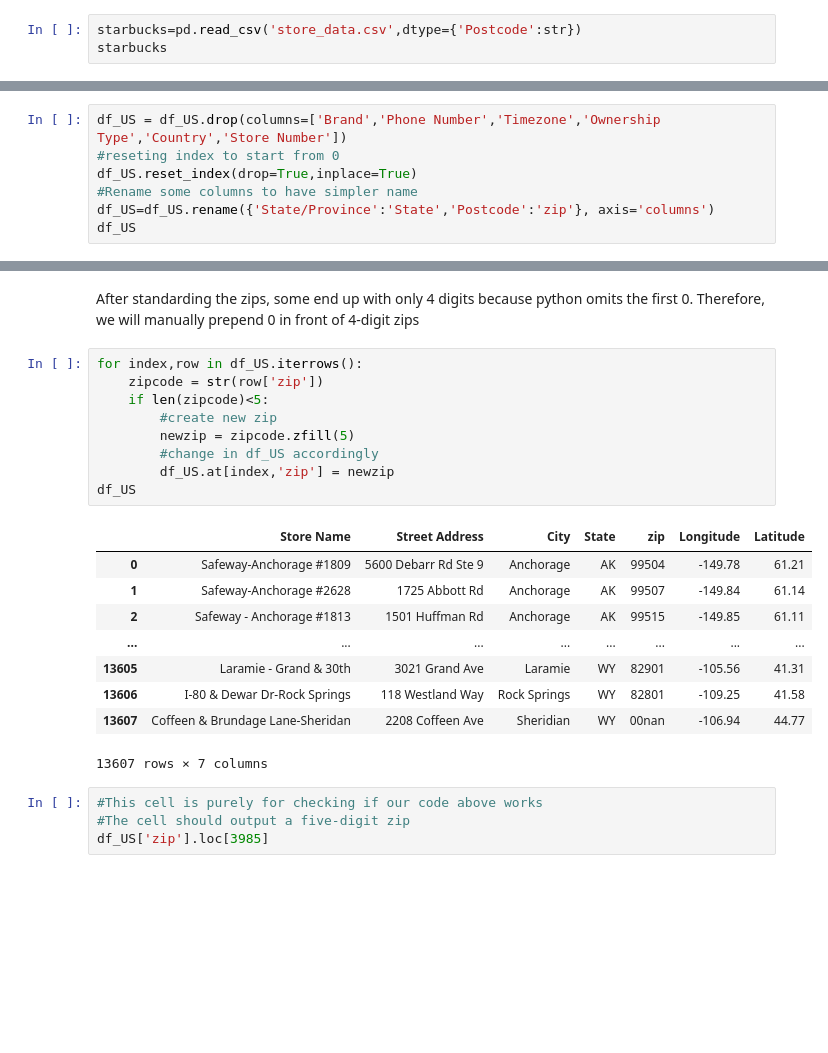
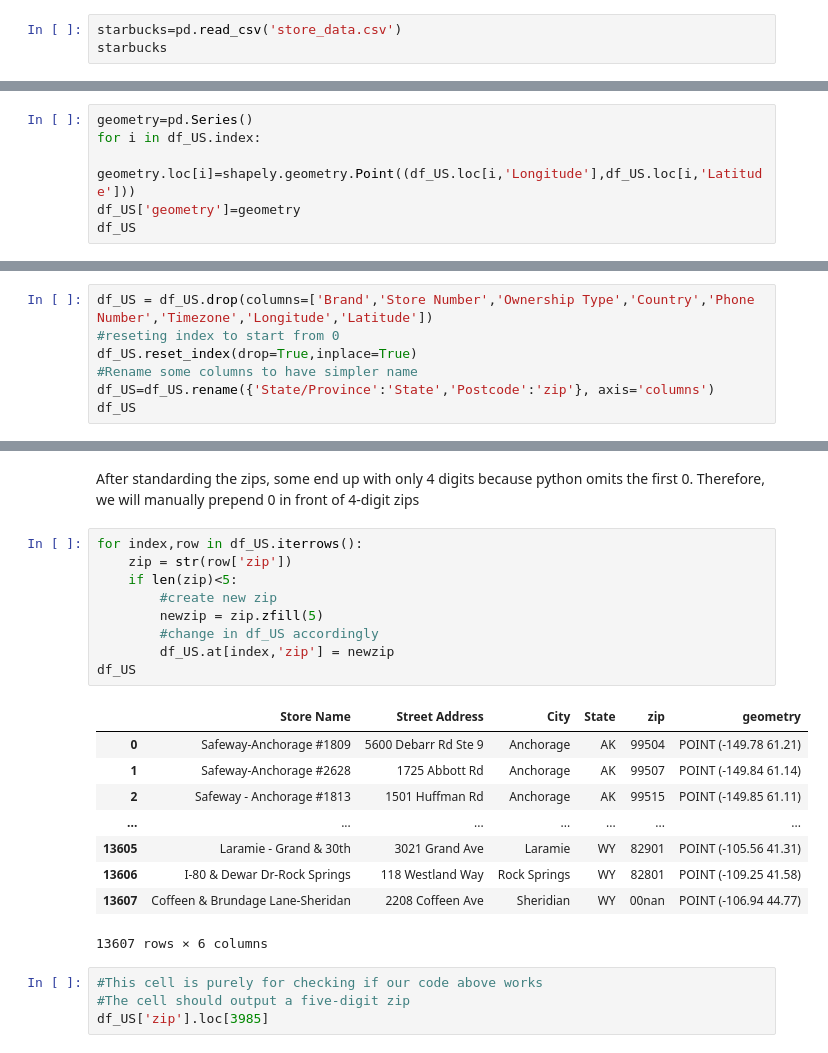
Before and after one commit to reveloff-ucsd/COGS108_44, a Jupyter notebook: FinalProject.ipynb, the cells around one changed output, grey strips where cells are left out. Saved outputs shown, nothing was run; the diff lists cells and outputs as text; blank space fills up the shorter version.

```diff
--- a/FinalProject.ipynb
+++ b/FinalProject.ipynb
@@ -87,7 +121,7 @@ Data files:
 ## 1a) Starbucks: Load data
 Import data into a DataFrame structure called `starbucks`
 # %%
-starbucks=pd.read_csv('store_data.csv',dtype={'Postcode':str})
+starbucks=pd.read_csv('store_data.csv')
 starbucks
 # %% [output]
 |  | Brand | Store Number | Store Name | Ownership Type | ... | Phone Number | Timezone | Longitude | ... |
@@ -131,0 +168,6 @@ There are 13608 Starbucks in the US
+# %%
+geometry=pd.Series()
+for i in df_US.index:
+    geometry.loc[i]=shapely.geometry.Point((df_US.loc[i,'Longitude'],df_US.loc[i,'Latitude']))
+df_US['geometry']=geometry
+df_US
@@ -140,5 +191,5 @@ Index(['Store Number', 'Store Name', 'Ownership Type', 'Street Address',
 # %%
-df_US = df_US.drop(columns=['Brand','Phone Number','Timezone','Ownership Type','Country','Store Number'])
+df_US = df_US.drop(columns=['Brand','Store Number','Ownership Type','Country','Phone Number','Timezone','Longitude','Latitude'])
 #reseting index to start from 0
 df_US.reset_index(drop=True,inplace=True)
 #Rename some columns to have simpler name
@@ -195,23 +246,23 @@ See the caveats in the documentation: http://pandas.pydata.org/pandas-docs/stabl
 After standarding the zips, some end up with only 4 digits because python omits the first 0. Therefore, we will manually prepend 0 in front of 4-digit zips
 # %%
 for index,row in df_US.iterrows():
-    zipcode = str(row['zip'])
-    if len(zipcode)<5:
+    zip = str(row['zip'])
+    if len(zip)<5:
         #create new zip
-        newzip = zipcode.zfill(5)
+        newzip = zip.zfill(5)
         #change in df_US accordingly
         df_US.at[index,'zip'] = newzip
 df_US
 # %% [output]
-|  | Store Name | Street Address | City | State | zip | Longitude | Latitude |
-| 0 | Safeway-Anchorage #1809 | 5600 Debarr Rd Ste 9 | Anchorage | AK | 99504 | -149.78 | 61.21 |
-| 1 | Safeway-Anchorage #2628 | 1725 Abbott Rd | Anchorage | AK | 99507 | -149.84 | 61.14 |
-| 2 | Safeway - Anchorage #1813 | 1501 Huffman Rd | Anchorage | AK | 99515 | -149.85 | 61.11 |
-| ... | ... | ... | ... | ... | ... | ... | ... |
-| 13605 | Laramie - Grand & 30th | 3021 Grand Ave | Laramie | WY | 82901 | -105.56 | 41.31 |
-| 13606 | I-80 & Dewar Dr-Rock Springs | 118 Westland Way | Rock Springs | WY | 82801 | -109.25 | 41.58 |
-| 13607 | Coffeen & Brundage Lane-Sheridan | 2208 Coffeen Ave | Sheridian | WY | 00nan | -106.94 | 44.77 |
+|  | Store Name | Street Address | City | State | zip | geometry |
+| 0 | Safeway-Anchorage #1809 | 5600 Debarr Rd Ste 9 | Anchorage | AK | 99504 | POINT (-149.78 61.21) |
+| 1 | Safeway-Anchorage #2628 | 1725 Abbott Rd | Anchorage | AK | 99507 | POINT (-149.84 61.14) |
+| 2 | Safeway - Anchorage #1813 | 1501 Huffman Rd | Anchorage | AK | 99515 | POINT (-149.85 61.11) |
+| ... | ... | ... | ... | ... | ... | ... |
+| 13605 | Laramie - Grand & 30th | 3021 Grand Ave | Laramie | WY | 82901 | POINT (-105.56 41.31) |
+| 13606 | I-80 & Dewar Dr-Rock Springs | 118 Westland Way | Rock Springs | WY | 82801 | POINT (-109.25 41.58) |
+| 13607 | Coffeen & Brundage Lane-Sheridan | 2208 Coffeen Ave | Sheridian | WY | 00nan | POINT (-106.94 44.77) |
-13607 rows × 7 columns
+13607 rows × 6 columns
 # %%
 #This cell is purely for checking if our code above works
 #The cell should output a five-digit zip
```
Also changed, not shown: parts of 41 cells of this notebook.
